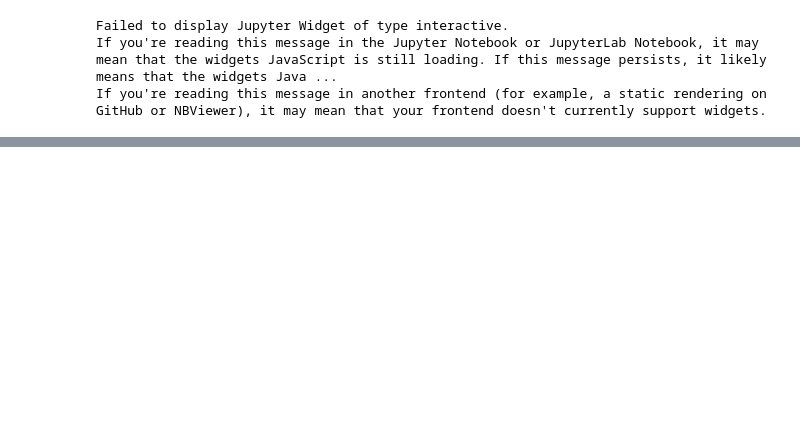
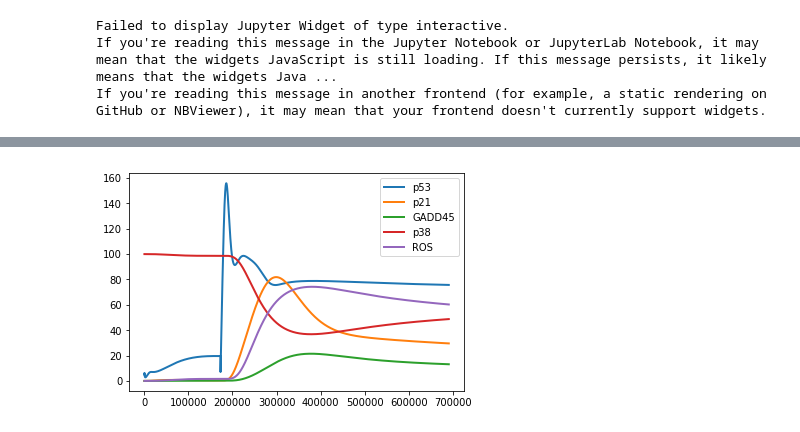
Before and after one commit to fyffep/p38-senescence-model, a Jupyter notebook: Passos2010_Replica.ipynb, the cells around one changed output, grey strips where cells are left out. Drawn from its saved outputs; the diff is of its cells as text; code cells hidden in the pictures; blank space fills up the shorter version.

```diff
--- a/Passos2010_Replica.ipynb
+++ b/Passos2010_Replica.ipynb
@@ -372,0 +606,34 @@ If you're reading this message in another frontend (for example, a static render
+# %%
+#Exercise: Relationship between one protein and ROS
+r = te.loada(model)
+def rePlot(parameter):
+    r.reset()
+    DAY_COUNT = 8
+
+    parameterList = ["time", parameter, "ROS"]
+    result = r.simulate(0, DAY*DAY_COUNT, 20000, parameterList)
+    X_LIM = np.arange(0, DAY*DAY_COUNT, DAY)
+    X_TICKS = [n if n%2==0 else '' for n in np.arange(0, DAY_COUNT, 1)]
+
+    plt.grid(True)
+    plt.interactive(False)
+    for i in range(1, len(parameterList)):
+        plt.plot(result[:,0], result[:,i])
+    plt.xlabel("Time in Days")
+    parameterList.remove("time")
+    plt.legend(parameterList)
+    plt.title("Senescence Process with "+parameter)
+
+    plt.show(block=True)
+    plt.close()
+
+#Create toggle buttons
+toggle = widgets.ToggleButtons(
+    options=["p53", "p21", "GADD45", "p38", "ROS"],
+    description='Parameter to Show:',
+    disabled=False,
+    button_style='', # 'success', 'info', 'warning', 'danger' or ''
+)
+ui = widgets.HBox([toggle])
+out = widgets.interactive_output(rePlot, {'parameter': toggle})
+display(ui, out)
@@ -373 +647,8 @@ If you're reading this message in another frontend (for example, a static render
+# %%
+r.resetAll()
+DAY_COUNT = 8
+result = r.simulate(0, DAY*DAY_COUNT, 20000, ["time", "p53", "p21", "GADD45", "p38", "ROS"])
+r.plot()
+# %% [output]
+[figure, added]
 # %%
```
Also changed, not shown: parts of 22 cells of this notebook, 3 other files.
